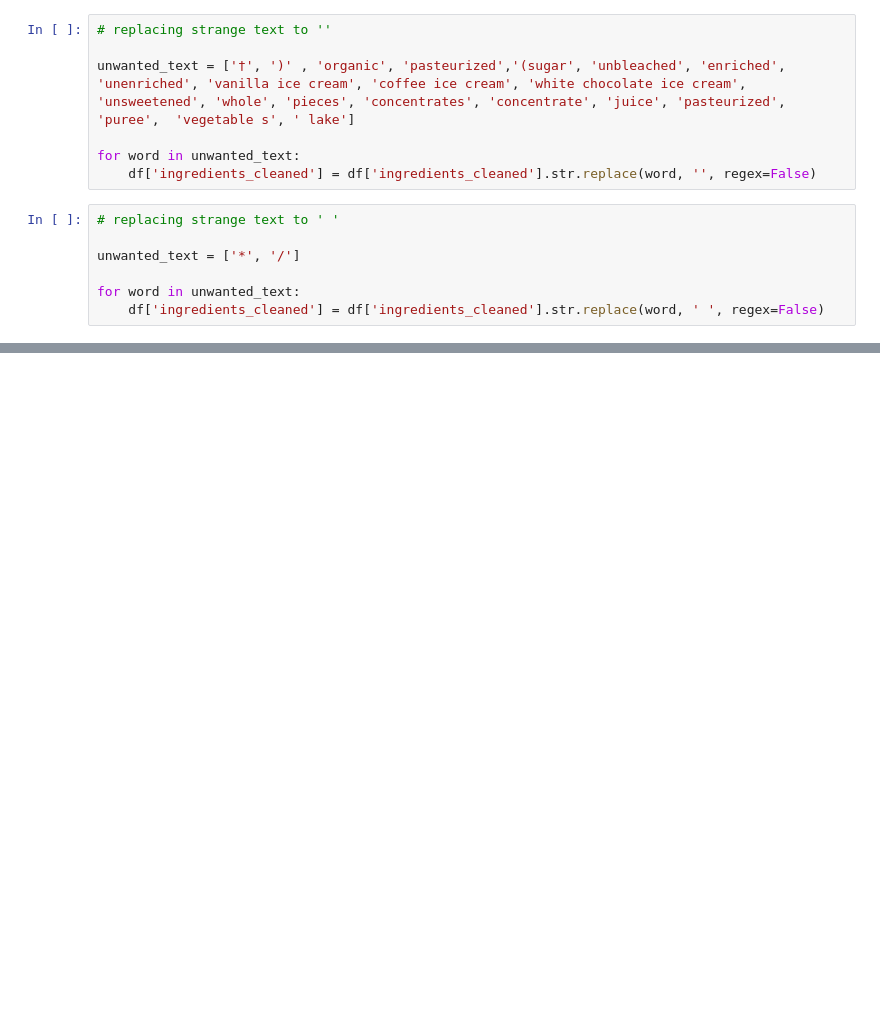
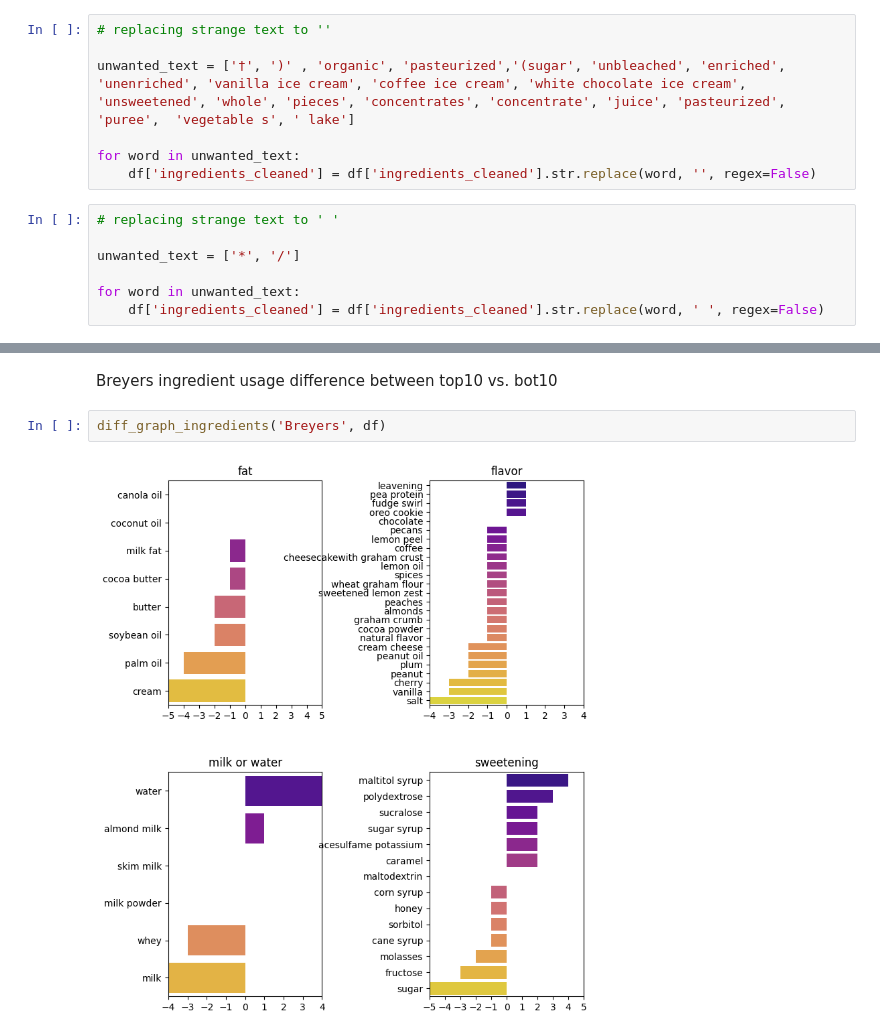
Before and after one commit to kajinmo/icecream, a Jupyter notebook: icecream-p2-ingredients.ipynb, the cells around one changed output, grey strips where cells are left out. Drawn from its saved outputs; the diff is of its cells as text; blank space fills up the shorter version.

```diff
--- a/icecream-p2-ingredients.ipynb
+++ b/icecream-p2-ingredients.ipynb
@@ -370,0 +529,6 @@ sns.scatterplot(data=df,
+# %% [markdown]
+Breyers ingredient usage difference between top10 vs. bot10
+# %%
+diff_graph_ingredients('Breyers', df)
+# %% [output]
+[figure, added]
```
Also changed, not shown: parts of 87 cells of this notebook.
